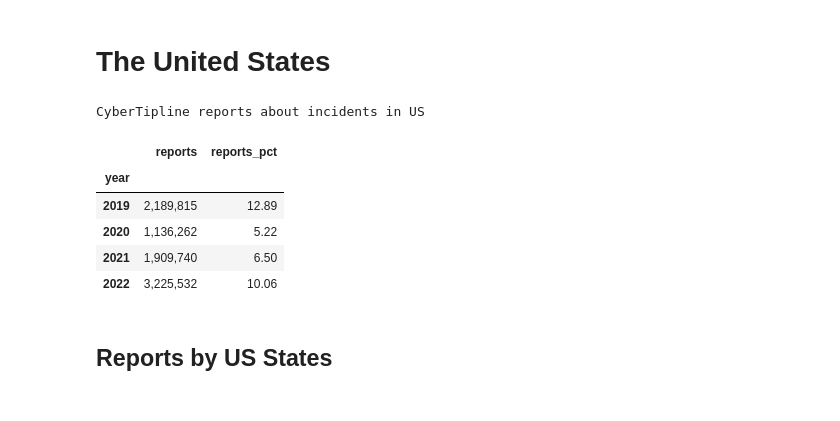
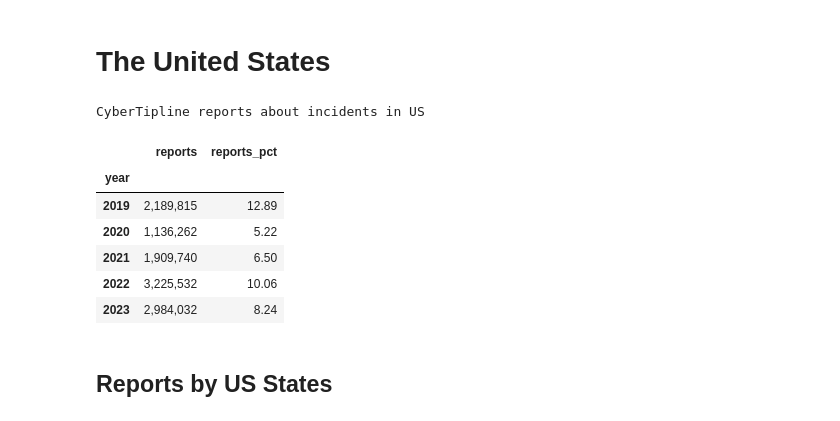
Before and after one commit to apparebit/diaphanous, a Jupyter notebook: analysis/united-states.ipynb, the cells around one changed output. Saved outputs shown, nothing was run; the diff lists cells and outputs as text; code cells hidden in the pictures.

```diff
--- a/analysis/united-states.ipynb
+++ b/analysis/united-states.ipynb
@@ -1,24 +1,25 @@
 # %%
 import sys
 sys.path.insert(0, '..')
 
 import pandas as pd
 import intransparent as it
 from intransparent.country import read_reports
 
 it.show("<h1>The United States</h1>")
 
-reports = read_reports('../data/csam-reports-per-country.csv')
+reports = read_reports('../data/ocse-reports-per-country.csv')
 
 it.show(reports.loc["USA"], caption="CyberTipline reports about incidents in US")
 # %% [output]
 The United States
 CyberTipline reports about incidents in US
 |  | reports | reports_pct |
 | year |  |  |
 | 2019 | 2,189,815 | 12.89 |
 | 2020 | 1,136,262 | 5.22 |
 | 2021 | 1,909,740 | 6.50 |
 | 2022 | 3,225,532 | 10.06 |
+| 2023 | 2,984,032 | 8.24 |
 # %%
 df = pd.read_csv(
```
Also changed, not shown: parts of 1 cell of this notebook, 29 other files.
